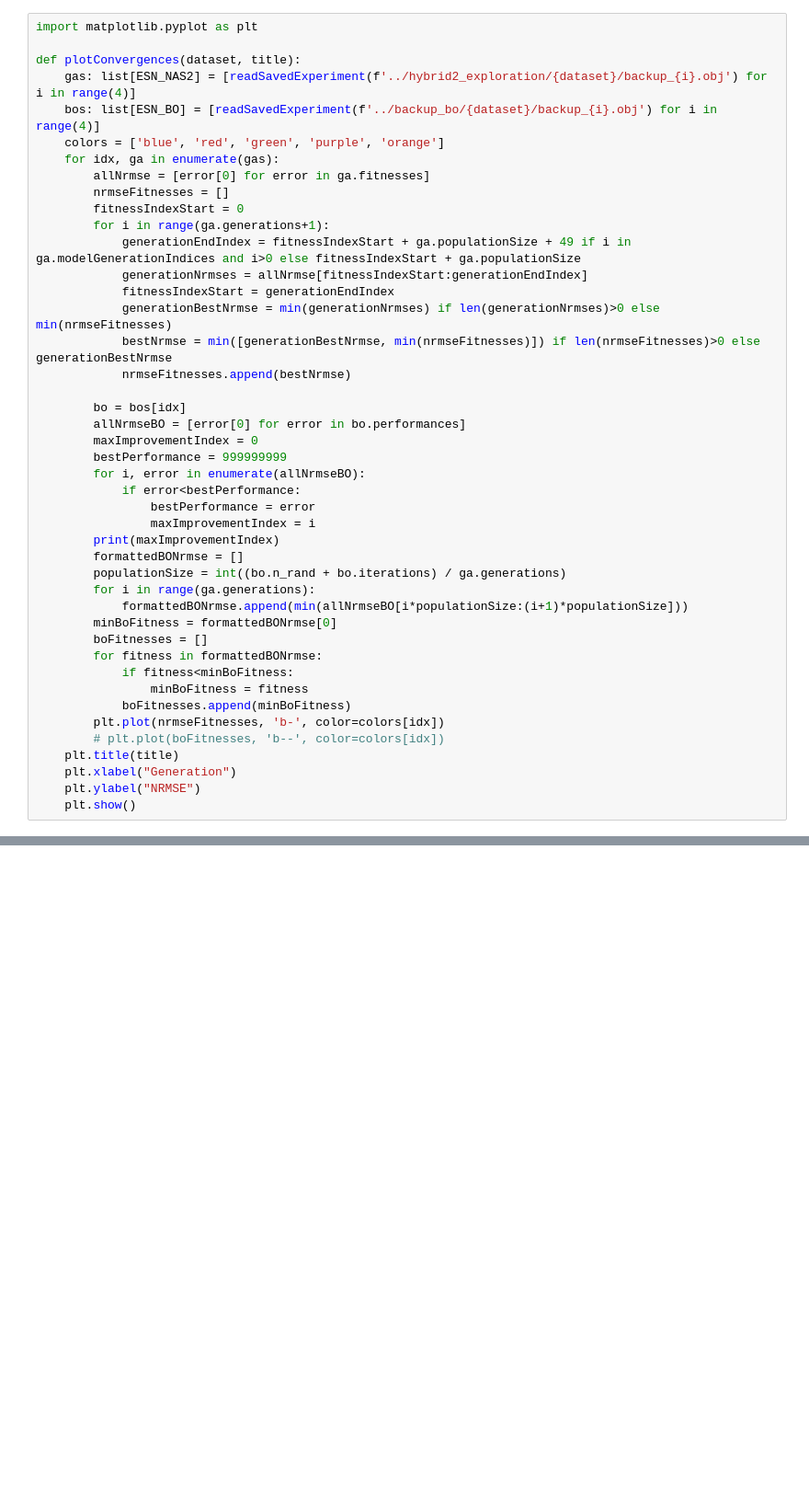
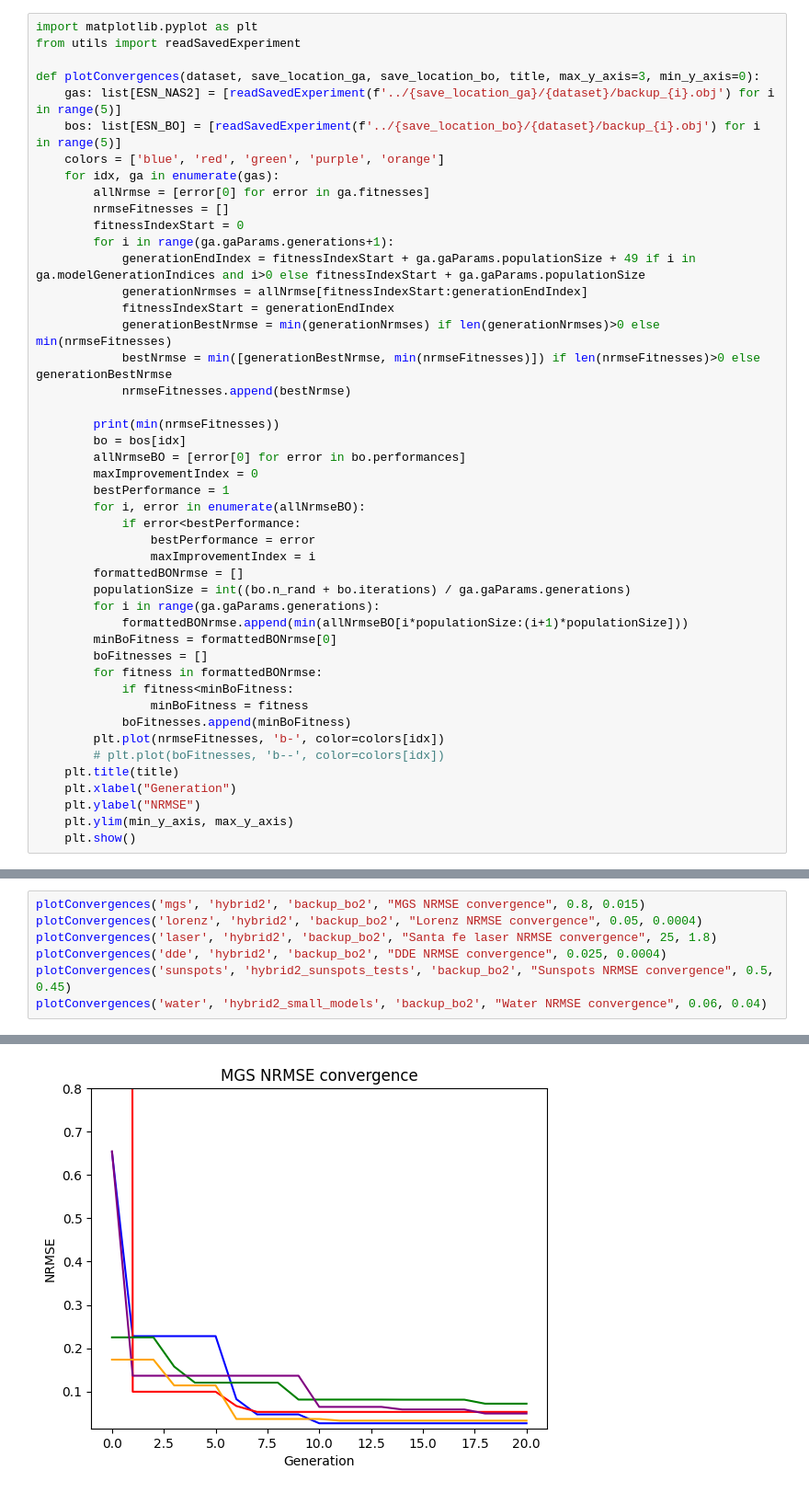
Before and after one commit to aloksGithub/ESN_research, a Jupyter notebook: misc/temp.ipynb, the cells around one changed output, grey strips where cells are left out. Shown at 92% size. Cells and saved outputs as stored; diff of their text form; blank space fills up the shorter version.

```diff
--- a/experiments/temp.ipynb
+++ b/misc/temp.ipynb
@@ -214,35 +214,36 @@ visualize_esn_architecture(architecture)
 [figure]
 # %%
 import matplotlib.pyplot as plt
+from utils import readSavedExperiment
 
-def plotConvergences(dataset, title):
-    gas: list[ESN_NAS2] = [readSavedExperiment(f'../hybrid2_exploration/{dataset}/backup_{i}.obj') for i in range(4)]
-    bos: list[ESN_BO] = [readSavedExperiment(f'../backup_bo/{dataset}/backup_{i}.obj') for i in range(4)]
+def plotConvergences(dataset, save_location_ga, save_location_bo, title, max_y_axis=3, min_y_axis=0):
+    gas: list[ESN_NAS2] = [readSavedExperiment(f'../{save_location_ga}/{dataset}/backup_{i}.obj') for i in range(5)]
+    bos: list[ESN_BO] = [readSavedExperiment(f'../{save_location_bo}/{dataset}/backup_{i}.obj') for i in range(5)]
     colors = ['blue', 'red', 'green', 'purple', 'orange']
     for idx, ga in enumerate(gas):
         allNrmse = [error[0] for error in ga.fitnesses]
         nrmseFitnesses = []
         fitnessIndexStart = 0
-        for i in range(ga.generations+1):
-            generationEndIndex = fitnessIndexStart + ga.populationSize + 49 if i in ga.modelGenerationIndices and i>0 else fitnessIndexStart + ga.populationSize
+        for i in range(ga.gaParams.generations+1):
+            generationEndIndex = fitnessIndexStart + ga.gaParams.populationSize + 49 if i in ga.modelGenerationIndices and i>0 else fitnessIndexStart + ga.gaParams.populationSize
             generationNrmses = allNrmse[fitnessIndexStart:generationEndIndex]
             fitnessIndexStart = generationEndIndex
             generationBestNrmse = min(generationNrmses) if len(generationNrmses)>0 else min(nrmseFitnesses)
             bestNrmse = min([generationBestNrmse, min(nrmseFitnesses)]) if len(nrmseFitnesses)>0 else generationBestNrmse
             nrmseFitnesses.append(bestNrmse)
 
+        print(min(nrmseFitnesses))
         bo = bos[idx]
         allNrmseBO = [error[0] for error in bo.performances]
         maxImprovementIndex = 0
-        bestPerformance = 999999999
+        bestPerformance = 1
         for i, error in enumerate(allNrmseBO):
             if error<bestPerformance:
                 bestPerformance = error
                 maxImprovementIndex = i
-        print(maxImprovementIndex)
         formattedBONrmse = []
-        populationSize = int((bo.n_rand + bo.iterations) / ga.generations)
-        for i in range(ga.generations):
+        populationSize = int((bo.n_rand + bo.iterations) / ga.gaParams.generations)
+        for i in range(ga.gaParams.generations):
             formattedBONrmse.append(min(allNrmseBO[i*populationSize:(i+1)*populationSize]))
         minBoFitness = formattedBONrmse[0]
         boFitnesses = []
@@ -255,4 +256,5 @@ def plotConvergences(dataset, title):
     plt.title(title)
     plt.xlabel("Generation")
     plt.ylabel("NRMSE")
+    plt.ylim(min_y_axis, max_y_axis)
     plt.show()
@@ -266,0 +261,8 @@ plotConvergences('lorenz', "Lorenz NRMSE convergence")
+# %%
+plotConvergences('mgs', 'hybrid2', 'backup_bo2', "MGS NRMSE convergence", 0.8, 0.015)
+plotConvergences('lorenz', 'hybrid2', 'backup_bo2', "Lorenz NRMSE convergence", 0.05, 0.0004)
+plotConvergences('laser', 'hybrid2', 'backup_bo2', "Santa fe laser NRMSE convergence", 25, 1.8)
+plotConvergences('dde', 'hybrid2', 'backup_bo2', "DDE NRMSE convergence", 0.025, 0.0004)
+plotConvergences('sunspots', 'hybrid2_sunspots_tests', 'backup_bo2', "Sunspots NRMSE convergence", 0.5, 0.45)
+plotConvergences('water', 'hybrid2_small_models', 'backup_bo2', "Water NRMSE convergence", 0.06, 0.04)
+# %% [output]
@@ -266,0 +274 @@ plotConvergences('lorenz', "Lorenz NRMSE convergence")
+[figure, added]
```
Also changed, not shown: parts of 3 cells of this notebook, 5 other files.
